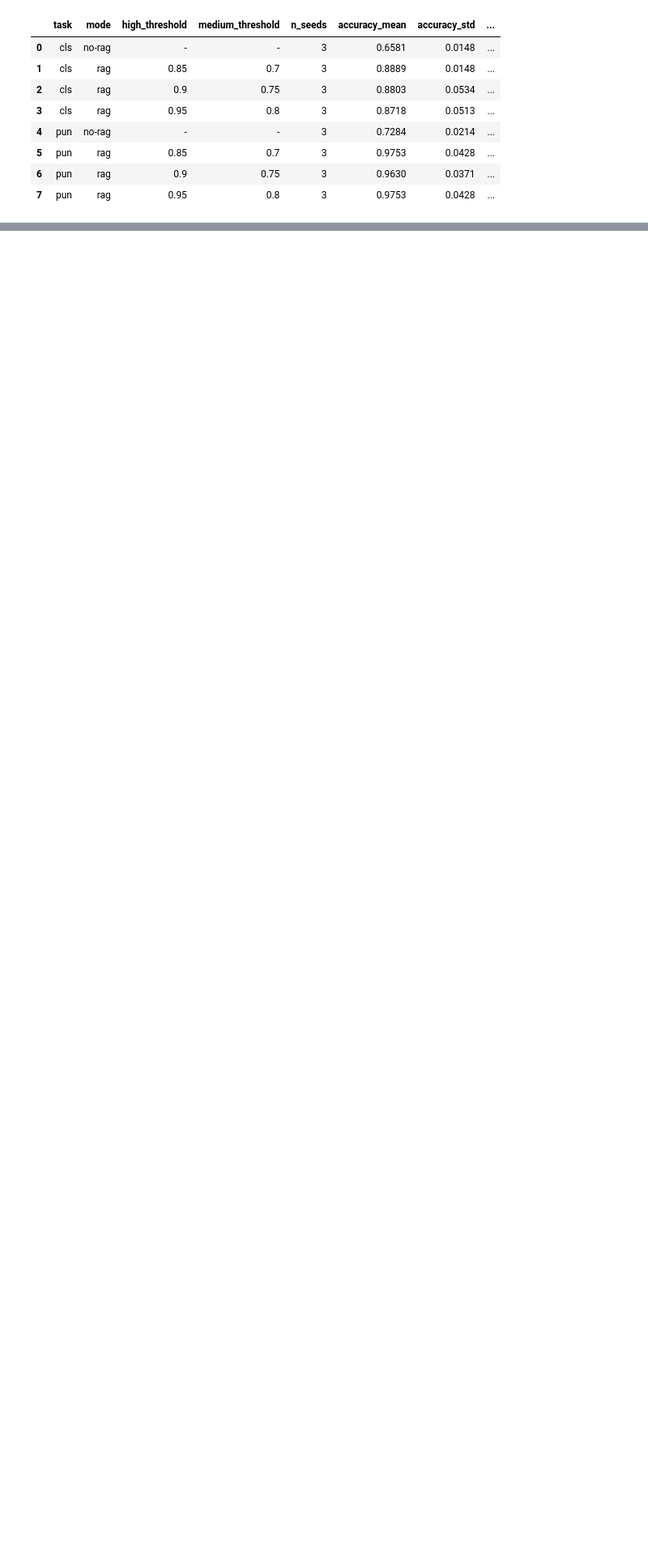
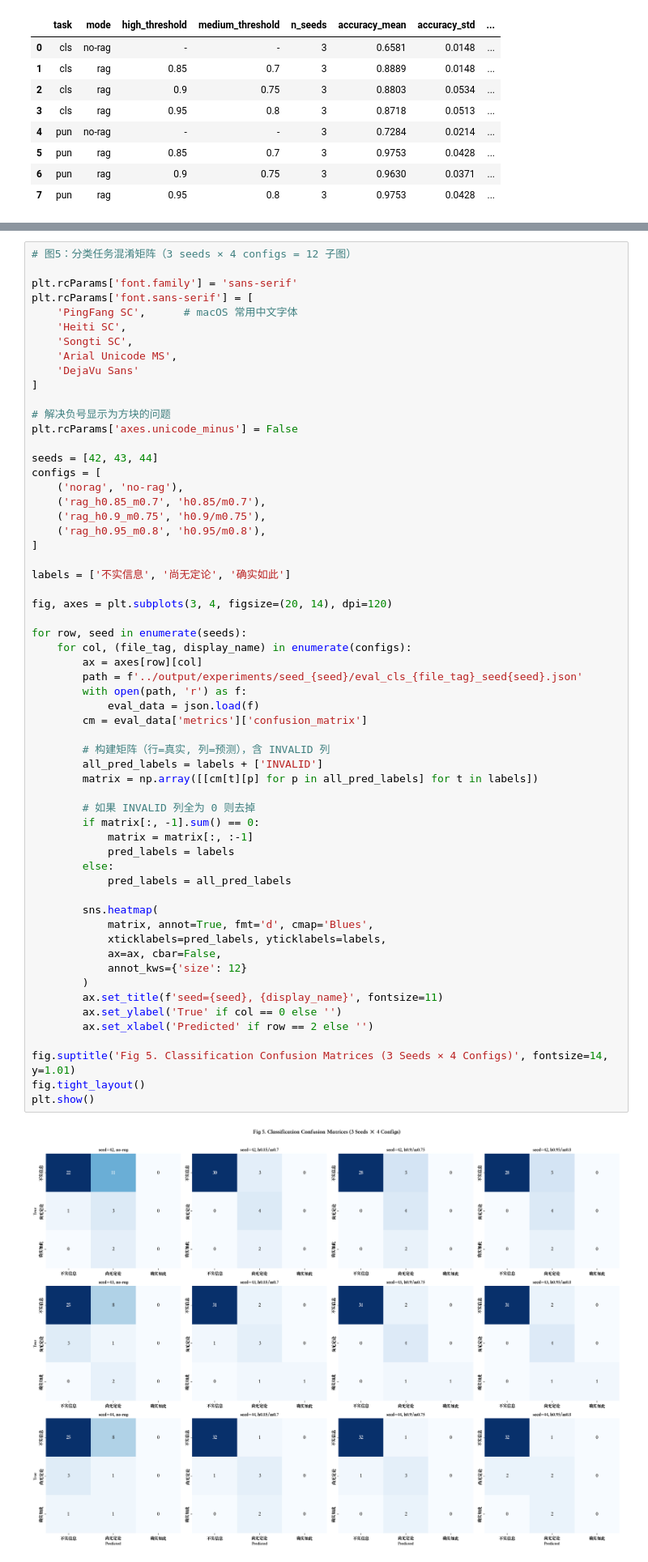
Before and after one commit to BellaBai-421/yufeng_rumor, a Jupyter notebook: scripts/analyze.ipynb, the cells around one changed output, grey strips where cells are left out. Shown at 81% size. Drawn from its saved outputs; the diff is of its cells as text; blank space fills up the shorter version.

```diff
--- a/scripts/analyze.ipynb
+++ b/scripts/analyze.ipynb
@@ -341,3 +342,64 @@ plt.show()
+# %%
+# 图5：分类任务混淆矩阵（3 seeds × 4 configs = 12 子图）
+
+plt.rcParams['font.family'] = 'sans-serif'
+plt.rcParams['font.sans-serif'] = [
+    'PingFang SC',      # macOS 常用中文字体
+    'Heiti SC',
+    'Songti SC',
+    'Arial Unicode MS',
+    'DejaVu Sans'
+]
+
+# 解决负号显示为方块的问题
+plt.rcParams['axes.unicode_minus'] = False
+
+seeds = [42, 43, 44]
+configs = [
+    ('norag', 'no-rag'),
+    ('rag_h0.85_m0.7', 'h0.85/m0.7'),
+    ('rag_h0.9_m0.75', 'h0.9/m0.75'),
+    ('rag_h0.95_m0.8', 'h0.95/m0.8'),
+]
+
+labels = ['不实信息', '尚无定论', '确实如此']
+
+fig, axes = plt.subplots(3, 4, figsize=(20, 14), dpi=120)
+
+for row, seed in enumerate(seeds):
+    for col, (file_tag, display_name) in enumerate(configs):
+        ax = axes[row][col]
+        path = f'../output/experiments/seed_{seed}/eval_cls_{file_tag}_seed{seed}.json'
+        with open(path, 'r') as f:
+            eval_data = json.load(f)
+        cm = eval_data['metrics']['confusion_matrix']
+
+        # 构建矩阵（行=真实, 列=预测），含 INVALID 列
+        all_pred_labels = labels + ['INVALID']
+        matrix = np.array([[cm[t][p] for p in all_pred_labels] for t in labels])
+
+        # 如果 INVALID 列全为 0 则去掉
+        if matrix[:, -1].sum() == 0:
+            matrix = matrix[:, :-1]
+            pred_labels = labels
+        else:
+            pred_labels = all_pred_labels
+
+        sns.heatmap(
+            matrix, annot=True, fmt='d', cmap='Blues',
+            xticklabels=pred_labels, yticklabels=labels,
+            ax=ax, cbar=False,
+            annot_kws={'size': 12}
+        )
+        ax.set_title(f'seed={seed}, {display_name}', fontsize=11)
+        ax.set_ylabel('True' if col == 0 else '')
+        ax.set_xlabel('Predicted' if row == 2 else '')
+
+fig.suptitle('Fig 5. Classification Confusion Matrices (3 Seeds × 4 Configs)', fontsize=14, y=1.01)
+fig.tight_layout()
+plt.show()
+# %% [output]
+[figure, added]
 # %%
 # 主结果对比表：no-rag vs best RAG (h0.9/m0.75)
 best_h, best_m = '0.9', '0.75'
```
Also changed, not shown: parts of 6 cells of this notebook, 1 other file.
